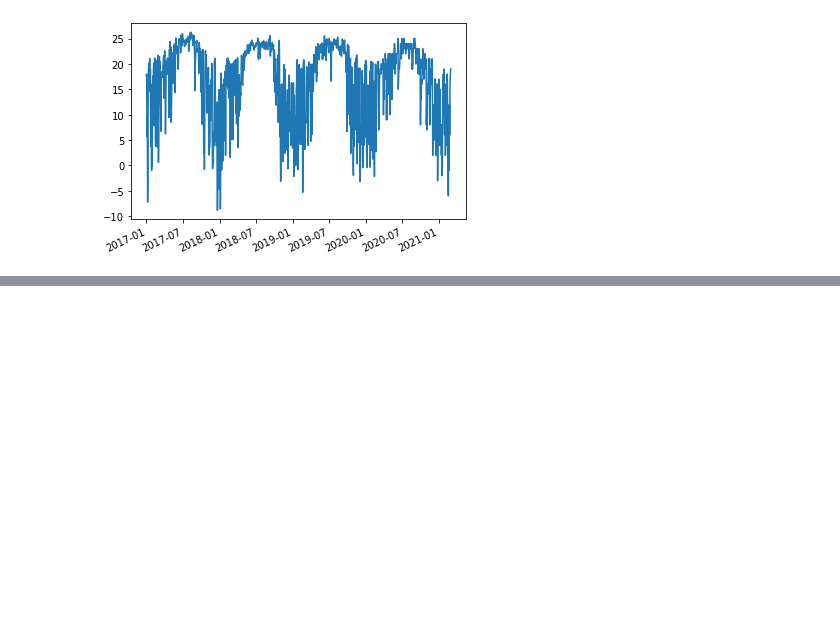
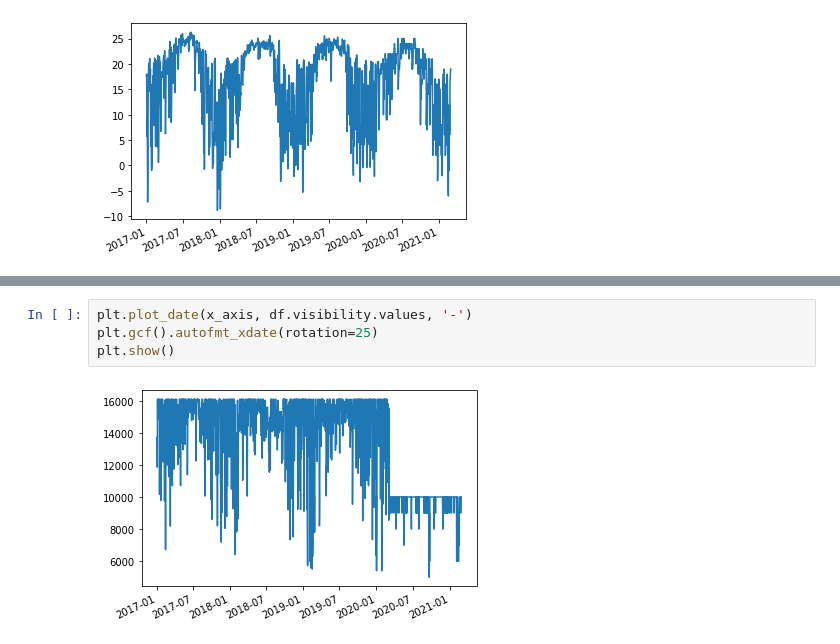
Before and after one commit to gallo-json/air-pollution-forecast, a Jupyter notebook: src/train_model.ipynb, the cells around one changed output, grey strips where cells are left out. Cells and saved outputs as stored; diff of their text form; blank space fills up the shorter version.

```diff
--- a/src/train_model.ipynb
+++ b/src/train_model.ipynb
@@ -36,0 +43,6 @@ plt.show()
+# %%
+plt.plot_date(x_axis, df.visibility.values, '-')
+plt.gcf().autofmt_xdate(rotation=25)
+plt.show()
+# %% [output]
+[figure, added]
```
Also changed, not shown: parts of 2 cells of this notebook.
